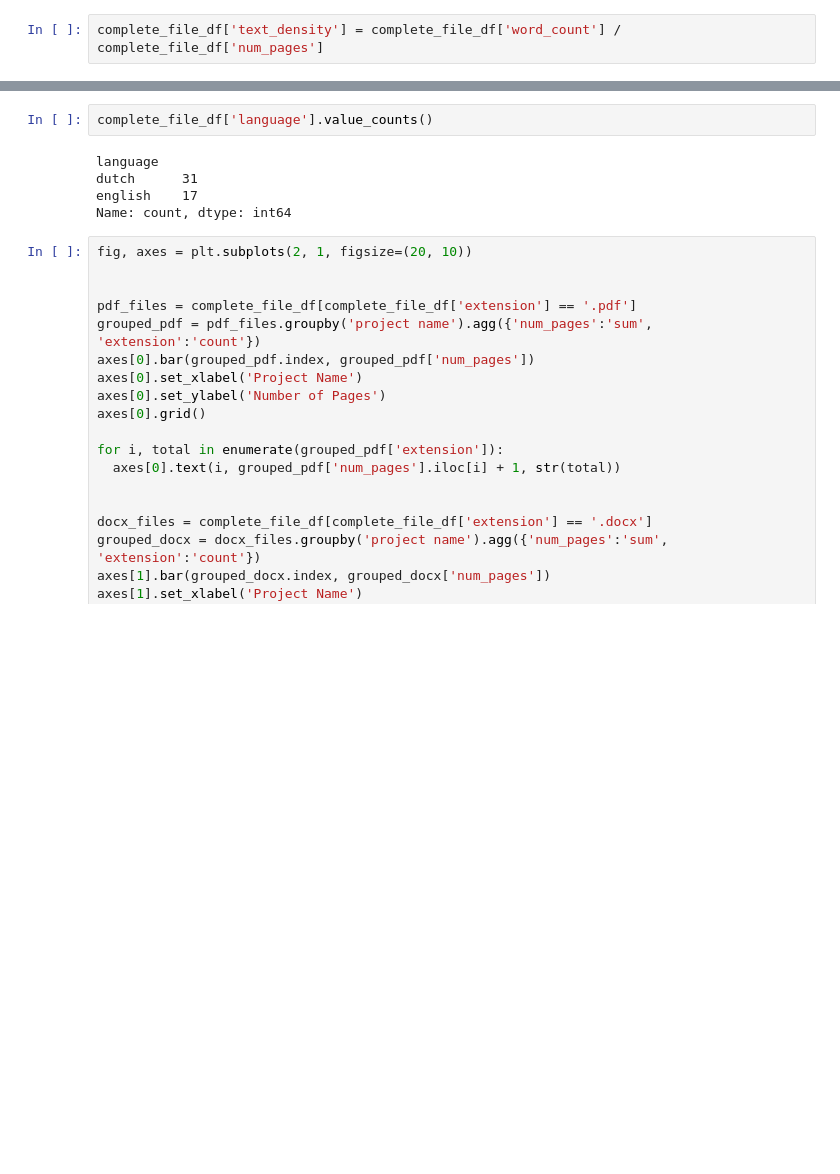
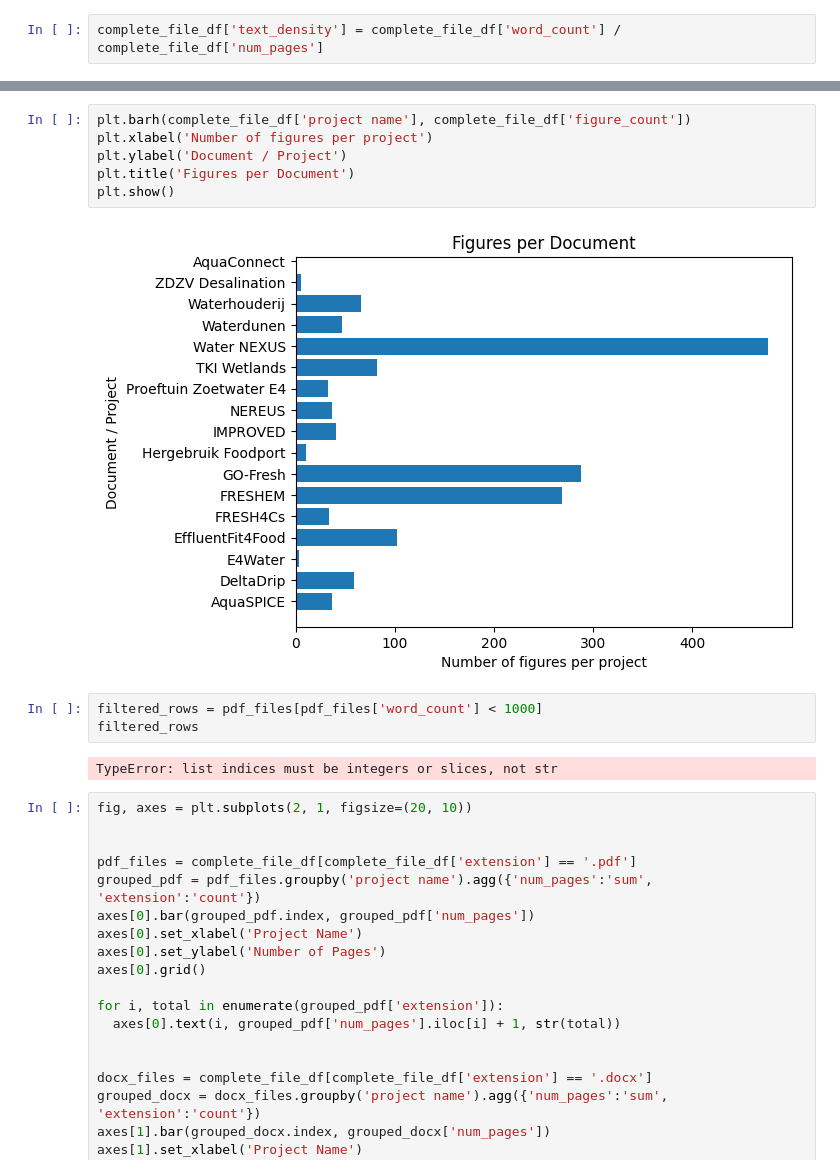
Before and after one commit to erjbroek/llm-water-technology, a Jupyter notebook: data_understanding.ipynb, the cells around one changed output, grey strips where cells are left out. Drawn from its saved outputs; the diff is of its cells as text; blank space fills up the shorter version.

```diff
--- a/data_understanding.ipynb
+++ b/data_understanding.ipynb
@@ -160,10 +395,16 @@ complete_file_df['text_density'] = complete_file_df['word_count'] / complete_fil
 # %%
-complete_file_df['language'].value_counts()
+plt.barh(complete_file_df['project name'], complete_file_df['figure_count'])
+plt.xlabel('Number of figures per project')
+plt.ylabel('Document / Project')
+plt.title('Figures per Document')
+plt.show()
 # %% [output]
-language
-dutch      31
-english    17
-Name: count, dtype: int64
+[figure, added]
+# %%
+filtered_rows = pdf_files[pdf_files['word_count'] < 1000]
+filtered_rows
+# %% [output]
+TypeError: list indices must be integers or slices, not str
 # %%
 fig, axes = plt.subplots(2, 1, figsize=(20, 10))
 
```
Also changed, not shown: parts of 14 cells of this notebook, 2 other files.
